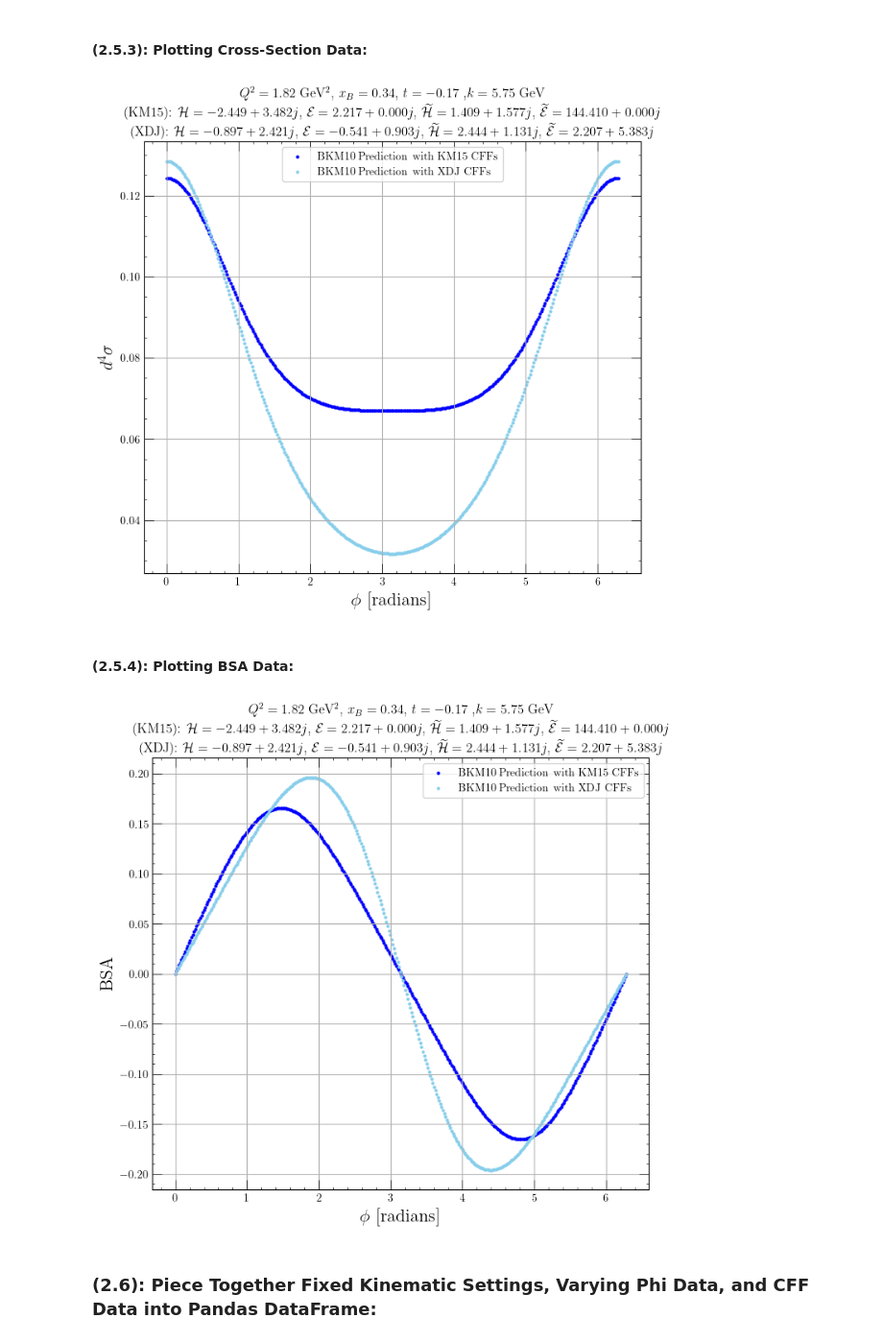
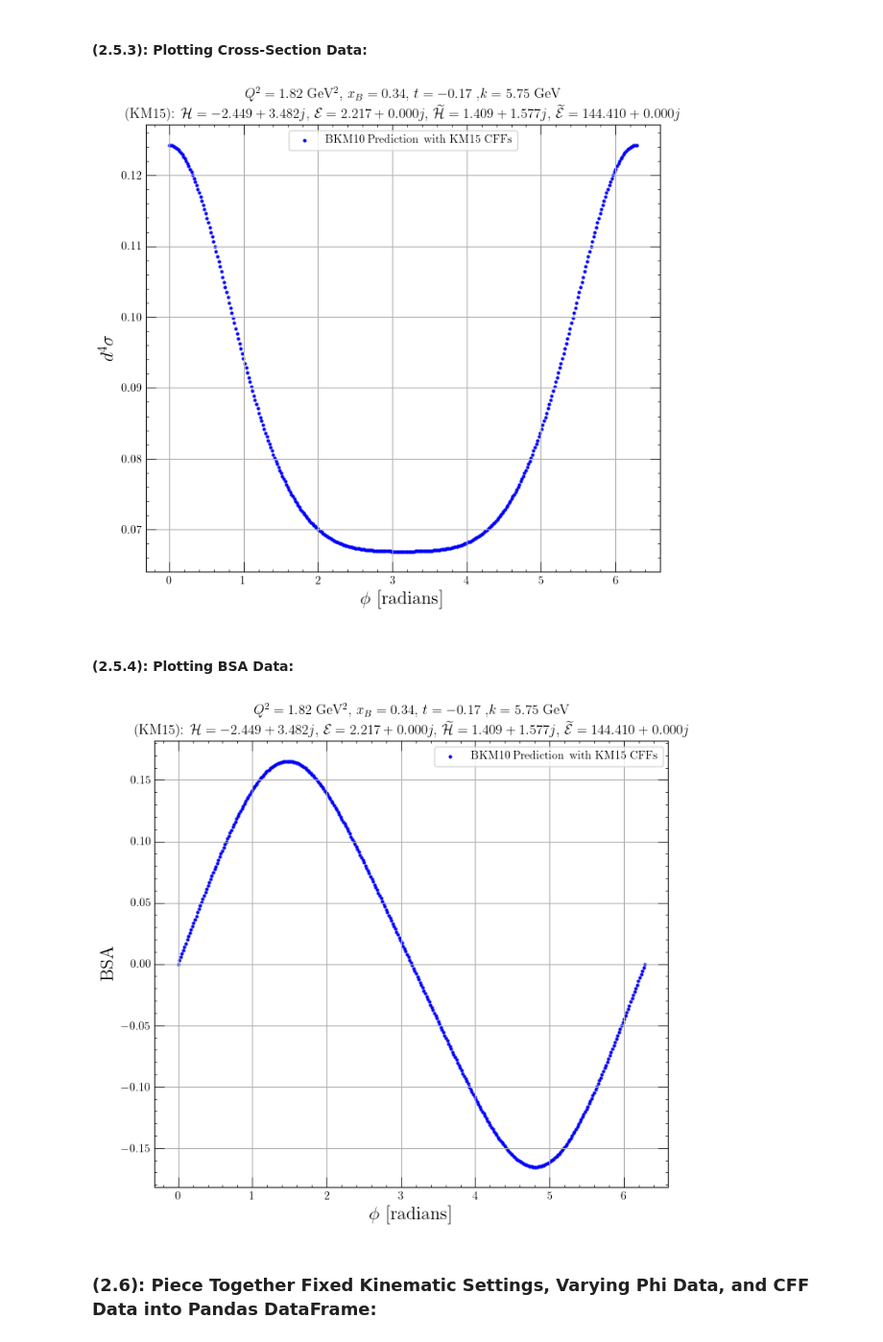
Before and after one commit to JayDanielsss/gpd_dnn, a Jupyter notebook: closure_test/closure_test.ipynb, the cells around one changed output. Shown at 96% size. Saved outputs shown, nothing was run; the diff lists cells and outputs as text; code cells hidden in the pictures.

```diff
--- a/closure_test/closure_test.ipynb
+++ b/closure_test/closure_test.ipynb
@@ -336,9 +351,9 @@ cross_section_axes.scatter(
     phi_array_in_radians, bkm10_cross_sections_km15,
     s = 4., label = "BKM10 Prediction with KM15 CFFs", color = "blue")
 
-cross_section_axes.scatter(
-    phi_array_in_radians, bkm10_cross_sections_xdj,
-    s = 4., label = "BKM10 Prediction with XDJ CFFs", color = "skyblue")
+# cross_section_axes.scatter(
+#     phi_array_in_radians, bkm10_cross_sections_xdj,
+#     s = 4., label = "BKM10 Prediction with XDJ CFFs", color = "skyblue")
 
 title_string = (
     rf"$Q^2 = {TEST_Q_SQUARED:.2f}$ GeV$^2$, "
@@ -363,13 +378,14 @@ xdj_cff_string = (
 
 cross_section_axes.set_xlabel(r"$\phi$ [radians]", fontsize = 16)
 cross_section_axes.set_ylabel(r"$d^{4}\sigma$", fontsize = 16)
-cross_section_axes.set_title(f"{title_string}\n(KM15): {km15_cff_string}\n(XDJ): {xdj_cff_string}")
+cross_section_axes.set_title(f"{title_string}\n(KM15): {km15_cff_string}")
+# cross_section_axes.set_title(f"{title_string}\n(KM15): {km15_cff_string}\n(XDJ): {xdj_cff_string}")
 
 cross_section_axes.legend()
 
 cross_section_axes.grid(visible = True)
 # %% [output]
-[figure, old version]
+[figure, new version]
 # %% [markdown]
 #### (2.5.4): Plotting BSA Data:
 # %%
@@ -379,40 +395,41 @@ bsa_axes.scatter(
     phi_array_in_radians, bkm10_bsa_km15,
     s = 4., label = "BKM10 Prediction with KM15 CFFs", color = "blue")
 
-bsa_axes.scatter(
-    phi_array_in_radians, bkm10_bsa_xdj,
-    s = 4., label = "BKM10 Prediction with XDJ CFFs", color = "skyblue")
+# bsa_axes.scatter(
+#     phi_array_in_radians, bkm10_bsa_xdj,
+#     s = 4., label = "BKM10 Prediction with XDJ CFFs", color = "skyblue")
 
 title_string = (
     rf"$Q^2 = {TEST_Q_SQUARED:.2f}$ GeV$^2$, "
     rf"$x_B = {TEST_X_BJORKEN:.2f}$, "
     rf"$t = {TEST_T_VALUE:.2f}$ ,"
     rf"$k = {TEST_BEAM_ENERGY:.2f}$ GeV"
 )
 
 km15_cff_string = (
     rf"$\mathcal{{H}} = {CFF_H_KM15:.3f}$, "
     rf"$\mathcal{{E}} = {CFF_E_KM15:.3f}$, "
     rf"$\widetilde{{\mathcal{{H}}}} = {CFF_H_TILDE_KM15:.3f}$, "
     rf"$\widetilde{{\mathcal{{E}}}} = {CFF_E_TILDE_KM15:.3f}$ "
 )
 
 xdj_cff_string = (
     rf"$\mathcal{{H}} = {complex(TEST_REAL_CFF_H, TEST_IM_CFF_H):.3f}$, "
     rf"$\mathcal{{E}} = {complex(TEST_REAL_CFF_E, TEST_IM_CFF_E):.3f}$, "
     rf"$\widetilde{{\mathcal{{H}}}} = {complex(TEST_REAL_CFF_HT, TEST_IM_CFF_HT):.3f}$, "
     rf"$\widetilde{{\mathcal{{E}}}} = {complex(TEST_REAL_CFF_ET, TEST_IM_CFF_ET):.3f}$ "
 )
 
 bsa_axes.set_xlabel(r"$\phi$ [radians]", fontsize = 16)
 bsa_axes.set_ylabel(r"BSA", fontsize = 16)
-bsa_axes.set_title(f"{title_string}\n(KM15): {km15_cff_string}\n(XDJ): {xdj_cff_string}")
+bsa_axes.set_title(f"{title_string}\n(KM15): {km15_cff_string}")
+# bsa_axes.set_title(f"{title_string}\n(KM15): {km15_cff_string}\n(XDJ): {xdj_cff_string}")
 
 bsa_axes.legend()
 
 bsa_axes.grid(visible = True)
 # %% [output]
-[figure, old version]
+[figure, new version]
 # %% [markdown]
 ### (2.6): Piece Together Fixed Kinematic Settings, Varying Phi Data, and CFF Data into Pandas DataFrame:
 # %%
```
Also changed, not shown: parts of 53 cells of this notebook.
